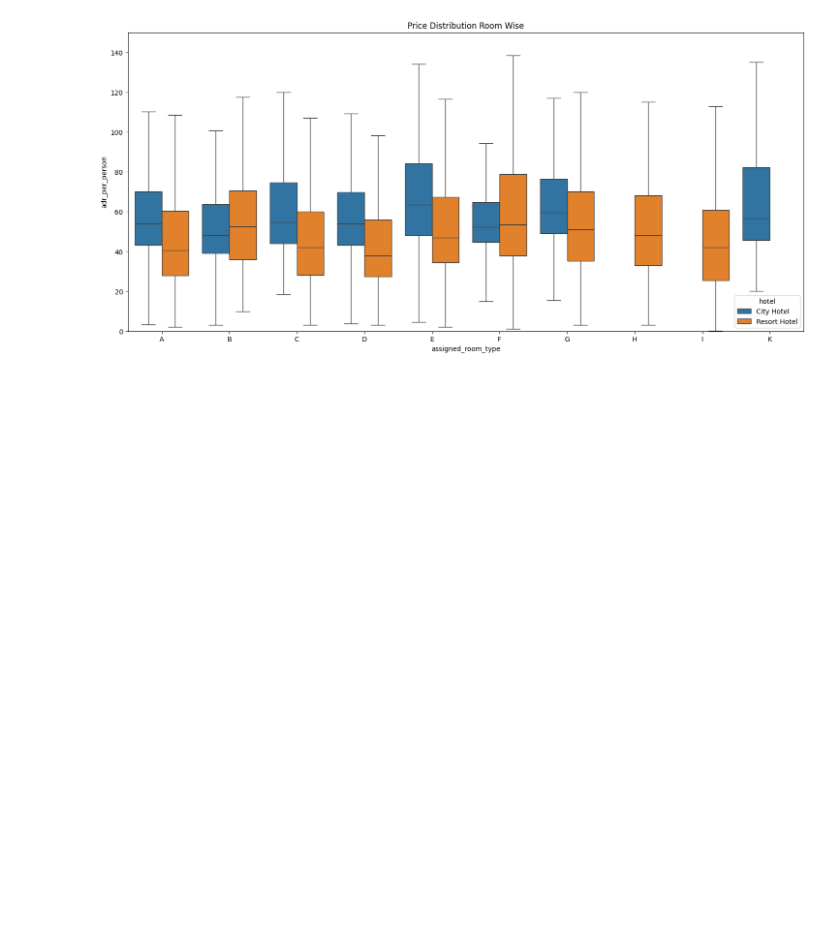
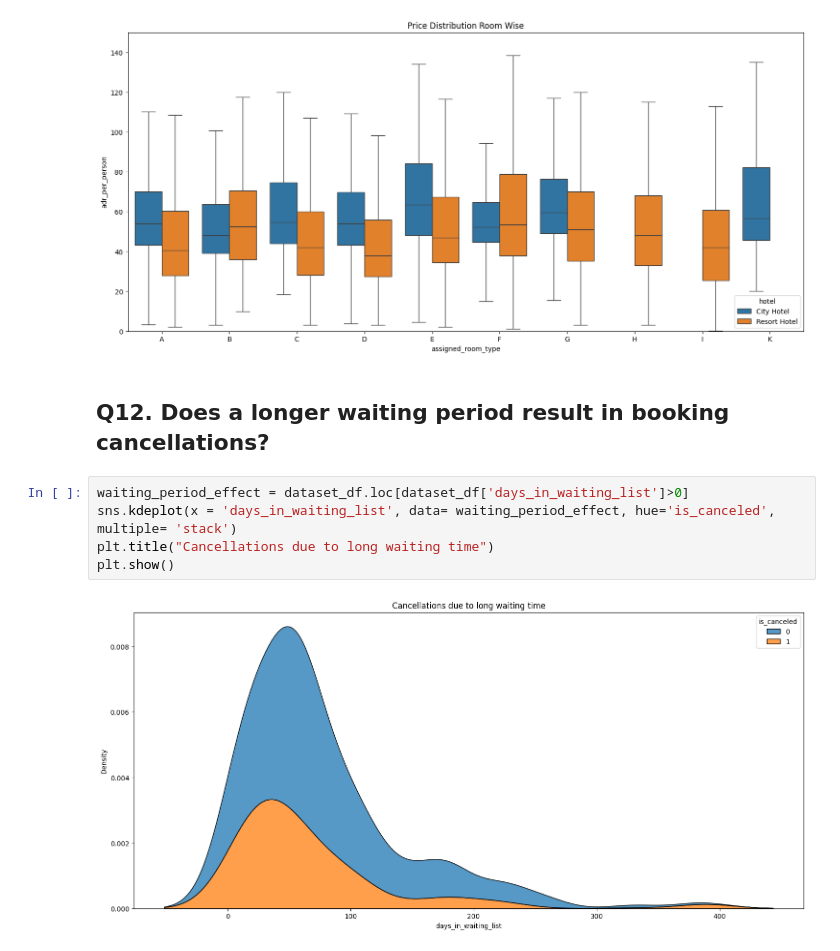
Before and after one commit to HarshitLaloriya/EDA-on-Hotel-Booking-Dataset, a Jupyter notebook: Hotel_Booking_EDA.ipynb, the cells around one changed output. Cells and saved outputs as stored; diff of their text form; blank space fills up the shorter version.

```diff
--- a/Hotel_Booking_EDA.ipynb
+++ b/Hotel_Booking_EDA.ipynb
@@ -546,3 +546,13 @@ plt.ylim(0,150)
 # %% [output]
 (0.0, 150.0)
 [figure]
+# %% [markdown]
+
+## **Q12.** Does a longer waiting period result in booking cancellations?
+# %%
+waiting_period_effect = dataset_df.loc[dataset_df['days_in_waiting_list']>0]
+sns.kdeplot(x = 'days_in_waiting_list', data= waiting_period_effect, hue='is_canceled', multiple= 'stack')
+plt.title("Cancellations due to long waiting time")
+plt.show()
+# %% [output]
+[figure, added]
```
Also changed, not shown: parts of 3 cells of this notebook.
